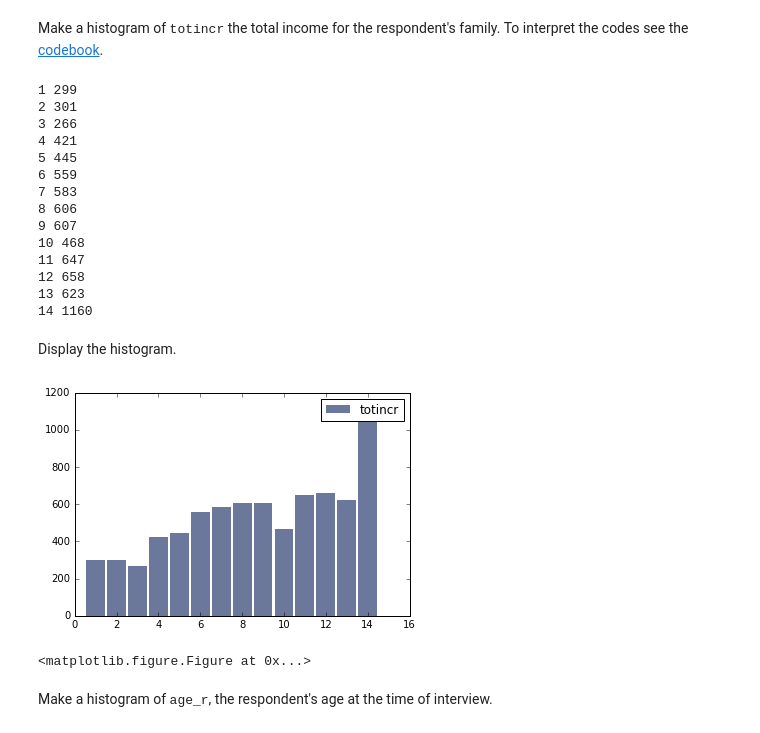
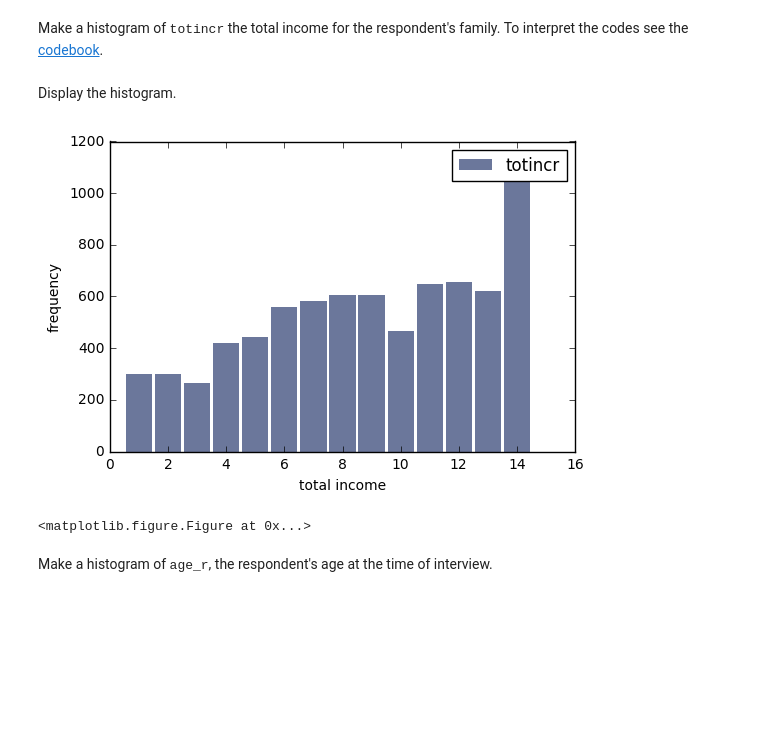
Before and after one commit to wlodekb/ThinkStats2, a Jupyter notebook: code/chap02ex.ipynb, the cells around one changed output. Cells and saved outputs as stored; diff of their text form; code cells hidden in the pictures; blank space fills up the shorter version.

```diff
--- a/code/chap02ex.ipynb
+++ b/code/chap02ex.ipynb
@@ -20,31 +20,17 @@ Index([u'caseid', u'rscrinf', u'rdormres', u'rostscrn', u'rscreenhisp',
 Make a histogram of <tt>totincr</tt> the total income for the respondent's family.  To interpret the codes see the [codebook](http://www.icpsr.umich.edu/nsfg6/Controller?displayPage=labelDetails&fileCode=MALE&section=R&subSec=7958&srtLabel=609776).
 # %%
 import thinkstats2
-hist = thinkstats2.Hist(resp.totincr)
-hist.Print()
+import thinkplot
+
+hist = thinkstats2.Hist(resp.totincr, label="totincr")
-# %% [output]
-1 299
-2 301
-3 266
-4 421
-5 445
-6 559
-7 583
-8 606
-9 607
-10 468
-11 647
-12 658
-13 623
-14 1160
 # %% [markdown]
 Display the histogram.
 # %%
 import thinkplot
-thinkplot.Hist(hist, label='totincr')
-thinkplot.Show()
+thinkplot.Hist(hist)
+thinkplot.Show(xlabel="total income", ylabel="frequency")
 # %% [output]
-[figure, old version]
+[figure, new version]
 <matplotlib.figure.Figure at 0x...>
 # %% [markdown]
 Make a histogram of <tt>age_r</tt>, the respondent's age at the time of interview.
```
Also changed, not shown: parts of 7 cells of this notebook.
